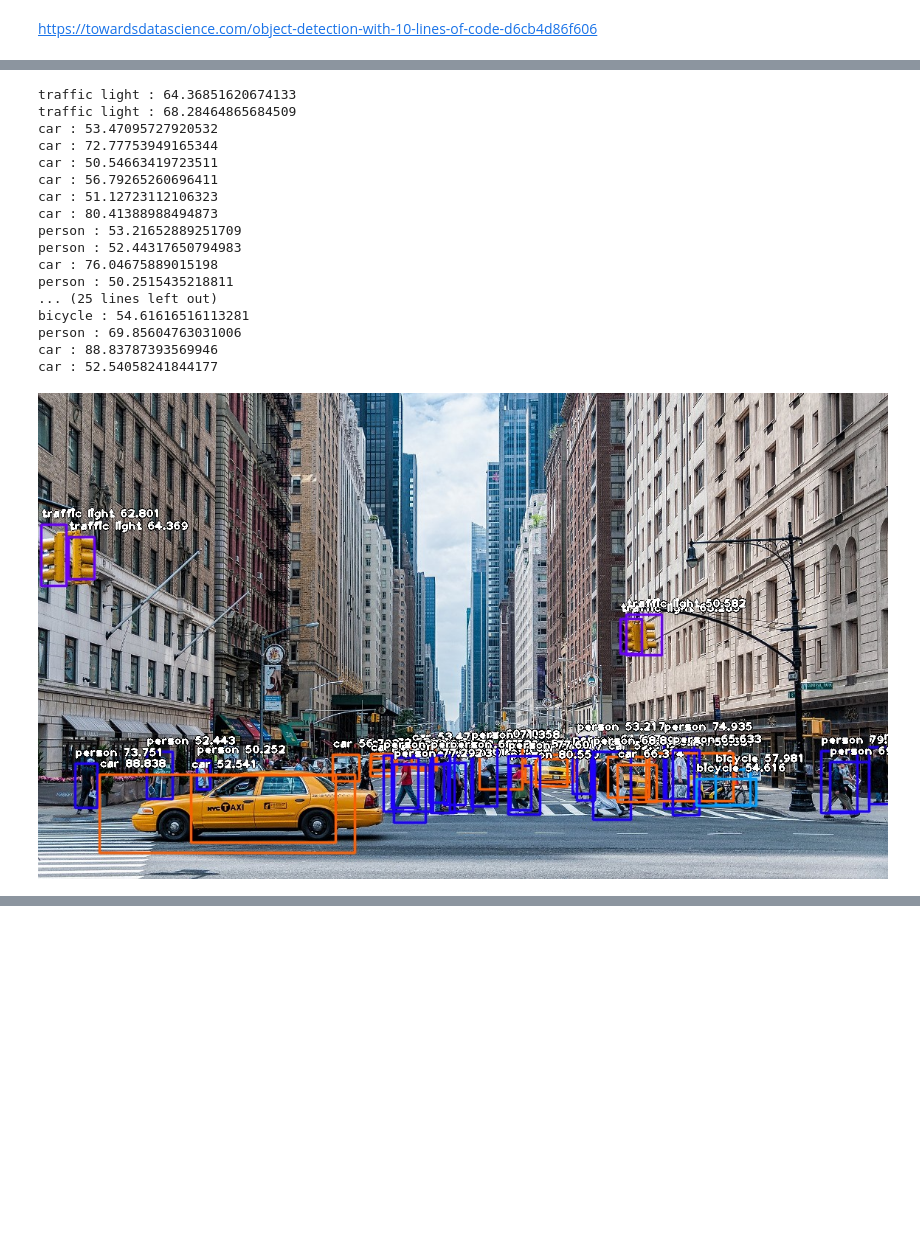
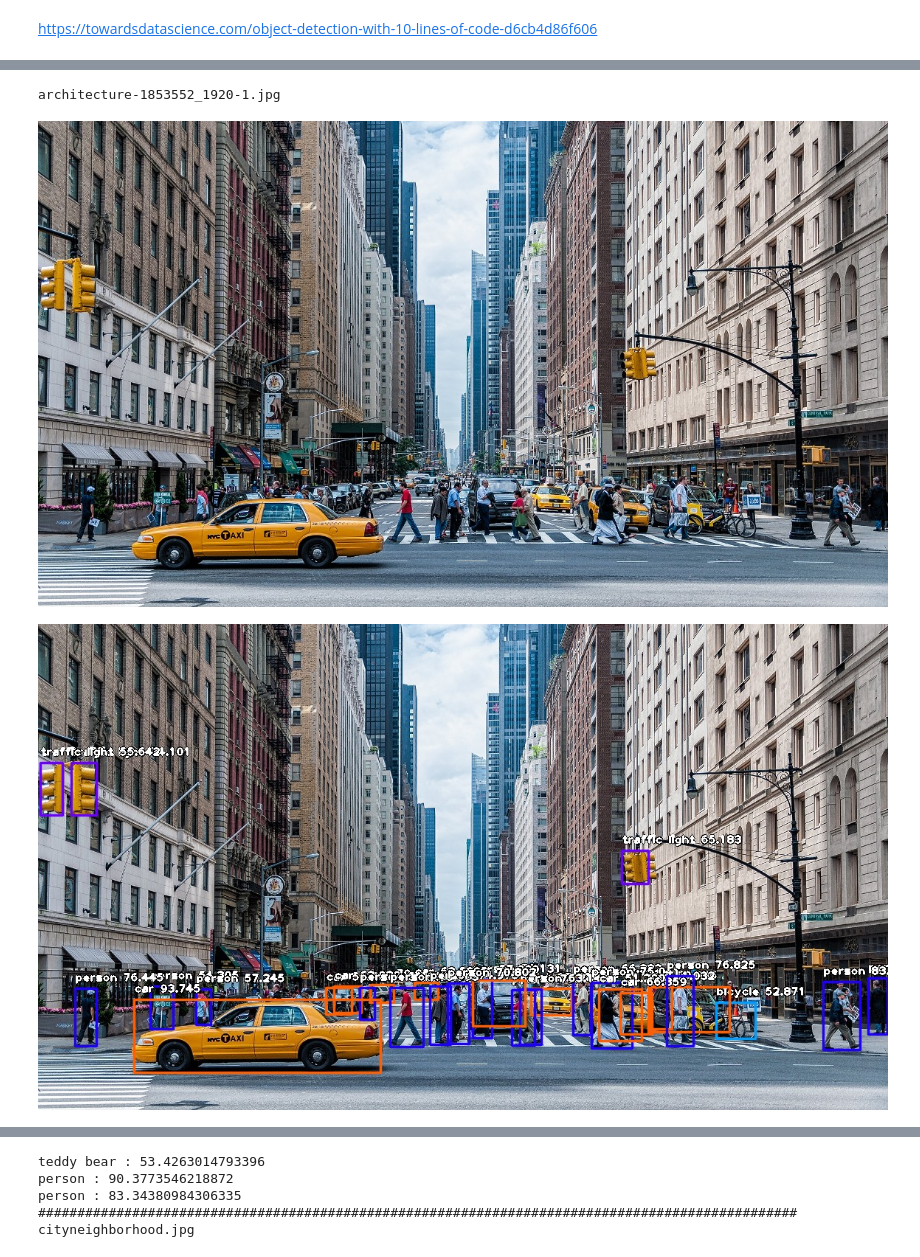
Before and after one commit to lprone/dataScience, a Jupyter notebook: image_recognition/Image Recognition.ipynb, the cells around one changed output, grey strips where cells are left out. Saved outputs shown, nothing was run; the diff lists cells and outputs as text; code cells hidden in the pictures; blank space fills up the shorter version.

Commit message:
image recognition for multiple pictures

```diff
--- a/image_recognition/Image Recognition.ipynb
+++ b/image_recognition/Image Recognition.ipynb
@@ -27,5 +36,2 @@ detector.setModelPath( os.path.join(execution_path , "resnet50_coco_best_v2.1.0.
 # %%
 detector.loadModel()
-# %%
-image_name = "architecture-1853552_1920-1.jpg"
-Image(image_name)
@@ -34,27 +38,15 @@ Image(image_name)
-# %%
-detections = detector.detectObjectsFromImage(input_image=os.path.join(execution_path , image_name), output_image_path=os.path.join(execution_path , "imagenew.jpg"))
-# %%
-for eachObject in detections:
-    print(eachObject["name"] + " : " + eachObject["percentage_probability"] )
-# %% [output]
-traffic light : 64.36851620674133
-traffic light : 68.28464865684509
-car : 53.47095727920532
-car : 72.77753949165344
-car : 50.54663419723511
-car : 56.79265260696411
-car : 51.12723112106323
-car : 80.41388988494873
-person : 53.21652889251709
-person : 52.44317650794983
-car : 76.04675889015198
-person : 50.2515435218811
-... (25 lines left out)
-bicycle : 54.61616516113281
-person : 69.85604763031006
-car : 88.83787393569946
-car : 52.54058241844177
-# %%
-Image("imagenew.jpg")
-# %% [output]
-[figure, removed]
+# %%
+for image_name in fnmatch.filter(os.listdir('.'), '*.jpg'):
+    print(image_name)
+    display(Image(image_name))
+    new_image_name = 'new' + image_name
+    detections = detector.detectObjectsFromImage(input_image=os.path.join(execution_path , image_name), output_image_path=os.path.join(execution_path , new_image_name))
+    display(Image(new_image_name))
+    for eachObject in detections:
+        print(eachObject["name"] + " : " + eachObject["percentage_probability"] )
+    os.remove(new_image_name)
+    print('#################################################################################################')
+# %% [output]
+architecture-1853552_1920-1.jpg
+[figure, added]
+[figure, added]
@@ -60,0 +72,5 @@ Image("imagenew.jpg")
+teddy bear : 53.4263014793396
+person : 90.3773546218872
+person : 83.34380984306335
+#################################################################################################
+cityneighborhood.jpg
```
Also changed, not shown: parts of 7 cells of this notebook, 4 other files.
